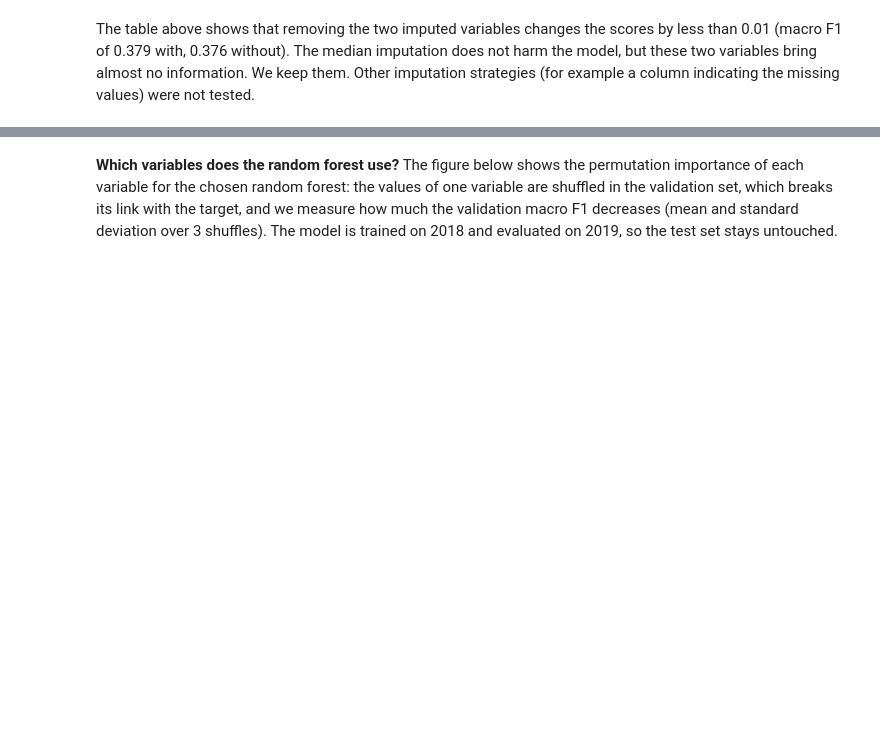
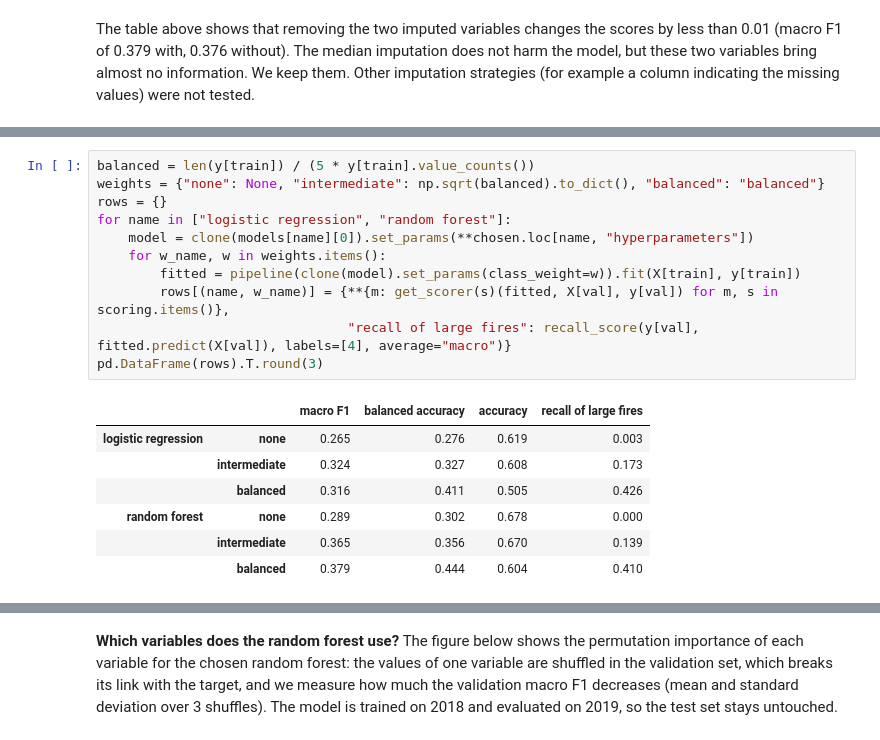
Before and after one commit to SadPeanut/MachineLearningProject, a Jupyter notebook: milestone2.ipynb, the cells around one changed output, grey strips where cells are left out. Cells and saved outputs as stored; diff of their text form; blank space fills up the shorter version.

Commit message:
Test the class weights

```diff
--- a/milestone2.ipynb
+++ b/milestone2.ipynb
@@ -451,0 +454,19 @@ The table above shows that removing the two imputed variables changes the scores
+# %%
+balanced = len(y[train]) / (5 * y[train].value_counts())
+weights = {"none": None, "intermediate": np.sqrt(balanced).to_dict(), "balanced": "balanced"}
+rows = {}
+for name in ["logistic regression", "random forest"]:
+    model = clone(models[name][0]).set_params(**chosen.loc[name, "hyperparameters"])
+    for w_name, w in weights.items():
+        fitted = pipeline(clone(model).set_params(class_weight=w)).fit(X[train], y[train])
+        rows[(name, w_name)] = {**{m: get_scorer(s)(fitted, X[val], y[val]) for m, s in scoring.items()},
+                                "recall of large fires": recall_score(y[val], fitted.predict(X[val]), labels=[4], average="macro")}
+pd.DataFrame(rows).T.round(3)
+# %% [output]
+|  |  | macro F1 | balanced accuracy | accuracy | recall of large fires |
+| logistic regression | none | 0.265 | 0.276 | 0.619 | 0.003 |
+|  | intermediate | 0.324 | 0.327 | 0.608 | 0.173 |
+|  | balanced | 0.316 | 0.411 | 0.505 | 0.426 |
+| random forest | none | 0.289 | 0.302 | 0.678 | 0.000 |
+|  | intermediate | 0.365 | 0.356 | 0.670 | 0.139 |
+|  | balanced | 0.379 | 0.444 | 0.604 | 0.410 |
```
Also changed, not shown: parts of 5 cells of this notebook.
